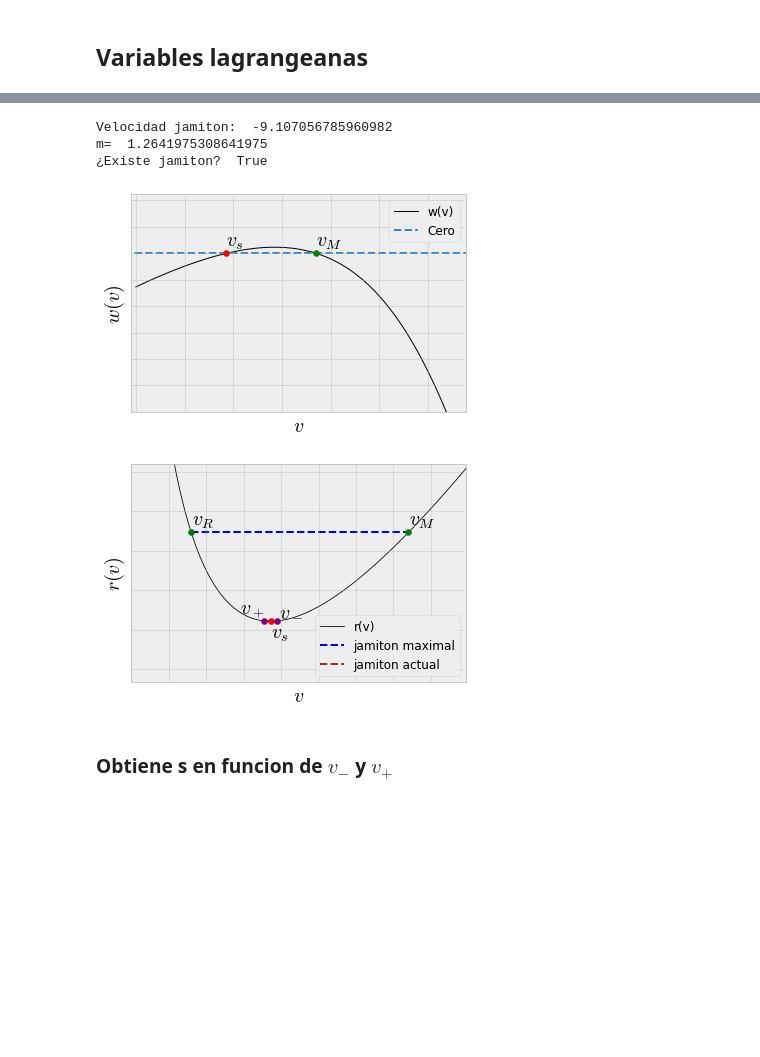
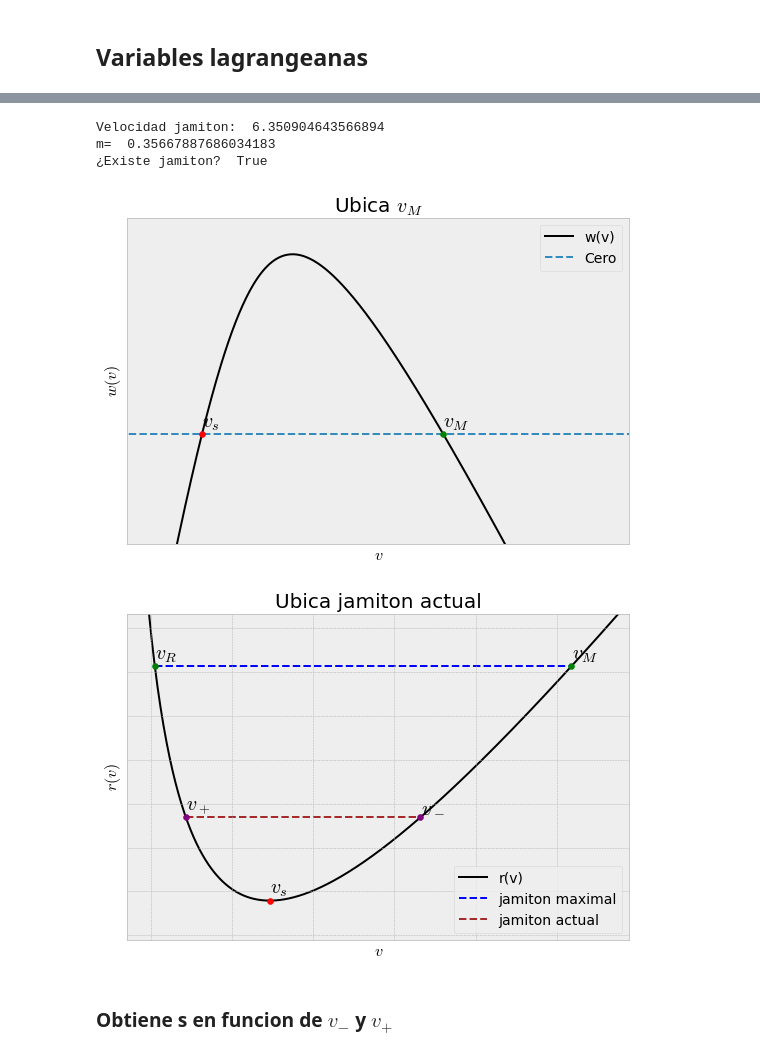
Before and after one commit to ElTapia/Jamiton, a Jupyter notebook: Second_order_traffic_model/Estudio_jamiton.ipynb, the cells around one changed output, grey strips where cells are left out. Saved outputs shown, nothing was run; the diff lists cells and outputs as text; code cells hidden in the pictures; blank space fills up the shorter version.

```diff
--- a/Second_order_traffic_model/Estudio_jamiton.ipynb
+++ b/Second_order_traffic_model/Estudio_jamiton.ipynb
@@ -372,31 +224,0 @@ plt.show()
-# %%
-rho_s = 0.37 * rho_max # Está normalizado
-
-m = rho_s**2 * h_prime(rho_s)
-s = U(rho_s) - rho_s*h_prime(rho_s)
-
-rho_plus, u_plus = 0.5*rho_max, 12
-
-# Condiciones de rankine-hugoniot
-def alpha_plus(rho_plus, u_plus):
-    output = s * rho_plus - rho_plus * u_plus
-    return output
-
-def beta_plus(rho_plus, u_plus):
-    output_1 = s * rho_plus * (u_plus + h(rho_plus))
-    output_2 = -rho_plus * u_plus**2
-    output_3 = -rho_plus * u_plus * h(rho_plus)
-    return output_1 + output_2 + output_3
-
-def gamma_plus(rho_plus, u_plus):
-    output = beta_plus(rho_plus, u_plus)/alpha_plus(rho_plus, u_plus)
-    return output
-
-def find_rho_minus(rho_plus, u_plus):
-    rho_fun = lambda rho: rho * (s - gamma_plus(rho_plus, u_plus) + h(rho)) - alpha_plus(rho_plus, u_plus)
-    rho_minus = newton(rho_fun, 0)
-    return rho_minus
-
-def find_u_minus(rho_plus, u_plus, rho_minus):
-    output = gamma_plus(rho_plus, u_plus) - h(rho_minus)
-    return output
@@ -522,7 +295,7 @@ Intervalo de v_-: (11.71875, 15.402501721695259)
 Largo intervalo:  3.684
 # %%
 # Elección valores sónicos
-rho_s = 0.64 * rho_max #0.385 * rho_max
+rho_s = 0.43334728629845265 * rho_max #0.385 * rho_max # 0.64
 v_s = 1/rho_s # Se necesita rho_s normalizado
 
 m_bar = -h_bar_prime(v_s)
@@ -536,42 +309,44 @@ print("m= ", m_bar)
 jam_exs = U_prime(rho_s) + h_prime(rho_s) < 0
 print("¿Existe jamiton? ",  jam_exs)
 # %% [output]
-Velocidad jamiton:  -9.107056785960982
-m=  1.2641975308641975
+Velocidad jamiton:  6.350904643566894
+m=  0.35667887686034183
 ¿Existe jamiton?  True
 # %%
 v_f = 100
 texts = []
 v_to_plot = np.linspace(8, v_f, 1000)#15, 50, 1000)#
-plt.plot(v_to_plot, w_v(v_to_plot, m_bar, s_bar), label="w(v)", zorder=0, color="black", lw=1)
+plt.plot(v_to_plot, w_v(v_to_plot, m_bar, s_bar), label="w(v)", zorder=0, color="black")
 #plt.xlim(20, 37.5)
 #plt.ylim(-1, 0.5)
 
 plt.hlines(0, 1, v_f, ls="--", label="Cero", zorder=1)
 plt.scatter(v_s, w_v(v_s, m_bar, s_bar), color="red", zorder=2)
 texts += [plt.annotate(r"$v_s$", (v_s, w_v(v_s, m_bar, s_bar)), fontsize=20)]
 
 # jamiton maximal
 v_M = newton(lambda v: w_v(v, m_bar, s_bar), 40)
 plt.scatter(v_M, w_v(v_M, m_bar, s_bar), color="green", zorder=2)
 texts += [plt.annotate(r"$v_M$", (v_M, w_v(v_M, m_bar, s_bar)), fontsize=20)]
 
-plt.xlabel(r"$v$", fontsize=20)
-plt.ylabel(r"$w(v)$", fontsize=20)
-plt.legend(fontsize=12)
+plt.title(r"Ubica $v_M$")
+plt.xlabel(r"$v$")
+plt.ylabel(r"$w(v)$")
+plt.legend()
 
 plt.xlim(v_s/1.5, 1.4*v_M)
 plt.ylim(w_v(v_s, m_bar, s_bar)-1.5, np.max(w_v(v_to_plot, m_bar, s_bar))+0.5)
 adjust_text(texts, only_move={'points':'y', 'texts':'y'})
 plt.tick_params(left = False , labelleft = False,
                 labelbottom = False, bottom = False)
-#plt.savefig("Jamitones/w_rho_{}.png".format(rho_s/rho_max))
+plt.grid()
+plt.savefig("Charts/Jamitones/encuentra_v_M.png")
 plt.show()
 # %% [output]
-[figure, old version]
+[figure, new version]
 # %%
 texts = []
-plt.plot(v_to_plot, r(v_to_plot, m_bar), zorder=0, color="black", label="r(v)", lw = 0.8)
+plt.plot(v_to_plot, r(v_to_plot, m_bar), zorder=0, color="black", label="r(v)")
 
 #plt.xlim(10, 40)
 #plt.ylim(2.5, 3.5)
@@ -590,7 +365,7 @@ texts += [plt.annotate(r"$v_s$", (v_s, r_min), fontsize=20)]
 plt.scatter(v_M, r_max, color="green", zorder=2)
 texts += [plt.annotate(r"$v_M$", (v_M, r_max), fontsize=20)]
 
-v_R = newton(lambda v: r(v, m_bar) - r_max, 10)#15)
+v_R = root(lambda v: r(v, m_bar) - r_max, 10).x[0]#15)
 plt.scatter(v_R, r(v_R, m_bar), color="green", zorder=2)
 texts += [plt.annotate(r"$v_R$", (v_R, r(v_R, m_bar)), fontsize=20)]
 
@@ -598,7 +373,7 @@ texts += [plt.annotate(r"$v_R$", (v_R, r(v_R, m_bar)), fontsize=20)]
 plt.hlines(r_max, v_R, v_M, color="blue", ls="--", label="jamiton maximal", zorder=1)
 
 # Jamiton actual
-v_minus = 11.9#(v_M + v_s)/2#(v_M + v_s)/1.77#31
+v_minus = (v_M + v_s)/2#(v_M + v_s)/1.77#31
 r_minus = r(v_minus, m_bar)
 v_plus = newton(lambda v: r(v, m_bar) - r_minus, 8)
 r_plus = r(v_plus, m_bar)
@@ -612,8 +387,9 @@ texts += [plt.annotate(r"$v_+$", (v_plus, r_plus), fontsize=20)]
 # Linea de jamiton actual
 plt.hlines(r_minus, v_plus, v_minus, color="brown", ls="--", label="jamiton actual", zorder=1)
 
-plt.xlabel(r"$v$", fontsize=20)
-plt.ylabel(r"$r(v)$", fontsize=20)
+plt.title("Ubica jamiton actual")
+plt.xlabel(r"$v$")
+plt.ylabel(r"$r(v)$")
 
 plt.xlim(v_R/1.2, v_M*1.1)
 plt.ylim(r(v_s, m_bar)/1.05, r(v_R, m_bar)*1.05)
@@ -622,12 +398,12 @@ adjust_text(texts)
 
 plt.tick_params(left = False , labelleft = False ,
                 labelbottom = False, bottom = False)
-plt.legend(fontsize=12)
+plt.legend()
 
-#plt.savefig("Jamitones/r_rho_{}.png".format(rho_s/rho_max))
+plt.savefig("Charts/Jamitones/encuentra_jamiton.png")
 plt.show()
 # %% [output]
-[figure, old version]
+[figure, new version]
 # %% [markdown]
 ### Obtiene s en funcion de $v_-$ y $v_+$
 # %%
```
Also changed, not shown: parts of 62 cells of this notebook, 6 other files.
